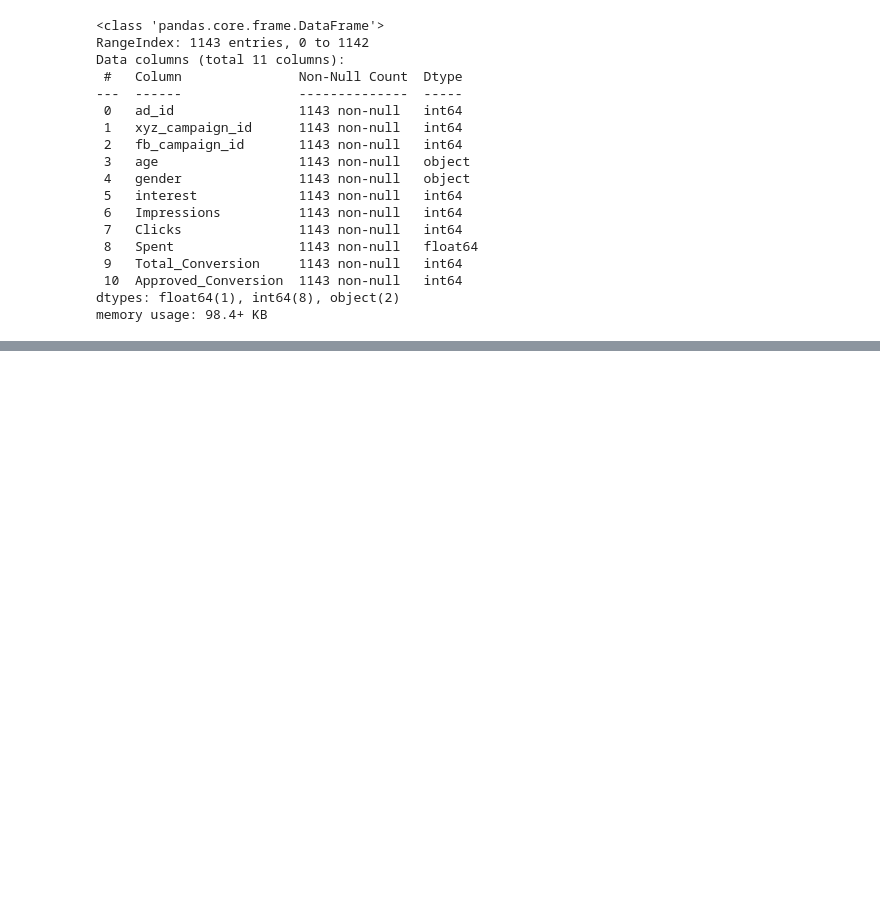
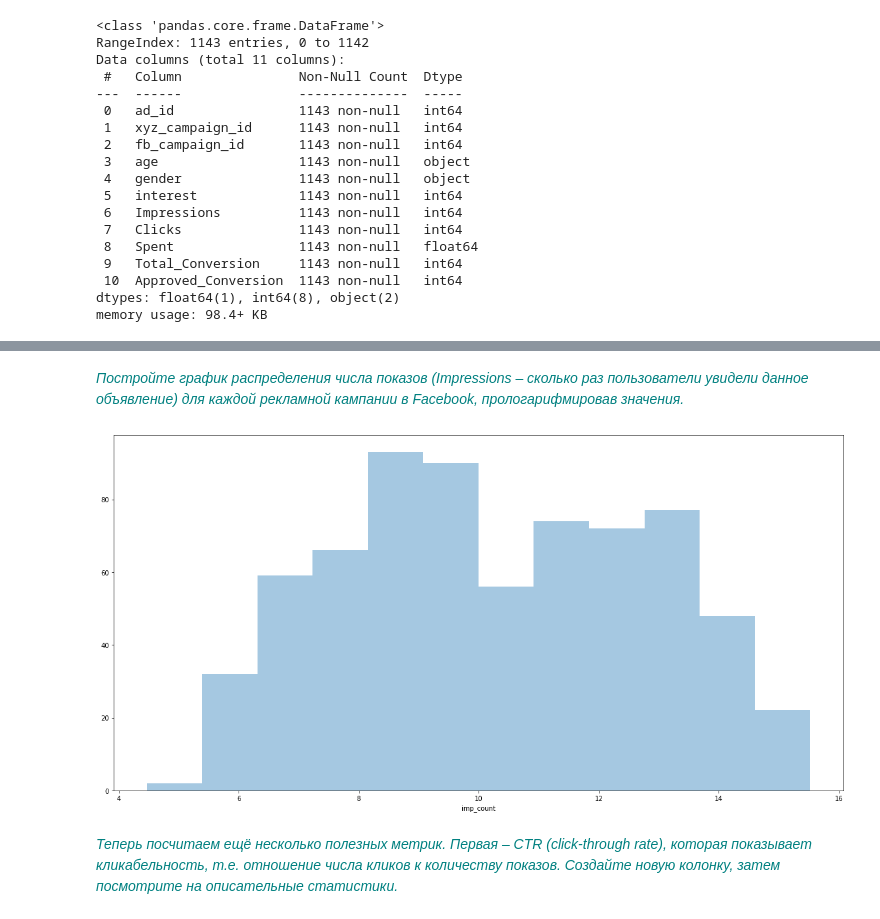
Before and after one commit to bkuspayev/python_repo, a Jupyter notebook: statistics/advertising_analysis/advertising_analysis.ipynb, the cells around one changed output, grey strips where cells are left out. Drawn from its saved outputs; the diff is of its cells as text; code cells hidden in the pictures; blank space fills up the shorter version.

Commit message:
analysed advertising data, added some metric counts

```diff
--- a/statistics/advertising_analysis/advertising_analysis.ipynb
+++ b/statistics/advertising_analysis/advertising_analysis.ipynb
@@ -57,0 +77,13 @@ memory usage: 98.4+ KB
+# %% [markdown]
+<i><font color="teal">Постройте график распределения числа показов (Impressions – сколько раз пользователи увидели данное объявление) для каждой рекламной кампании в Facebook, прологарифмировав значения.</font></i>
+# %%
+ad_data_by_fb_camp_id = ad_data.groupby('fb_campaign_id', as_index=False) \
+                               .agg({'Impressions': 'sum'}) \
+                               .rename(columns={'Impressions': 'imp_count'})
+# %%
+plt.figure(figsize=(20,10))
+ax = sns.distplot(np.log(ad_data_by_fb_camp_id.imp_count), kde=False)
+# %% [output]
+[figure, added]
+# %% [markdown]
+<i><font color="teal">Теперь посчитаем ещё несколько полезных метрик. Первая – CTR (click-through rate), которая показывает кликабельность, т.е. отношение числа кликов к количеству показов. Создайте новую колонку, затем посмотрите на описательные статистики.</font></i>
```
Also changed, not shown: parts of 23 cells of this notebook.
